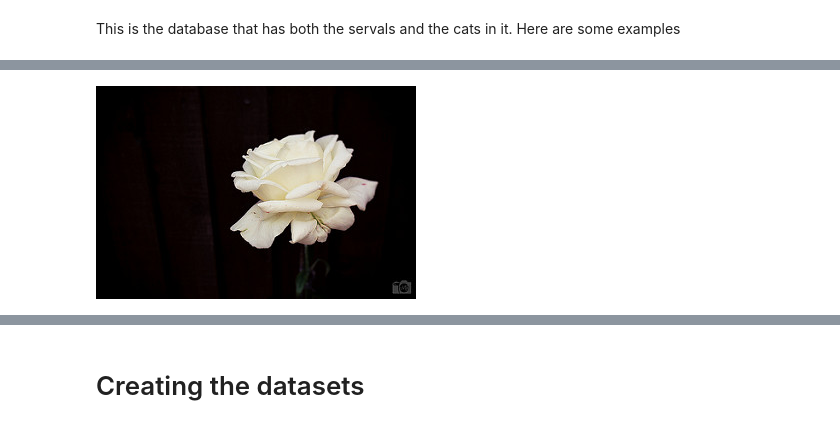
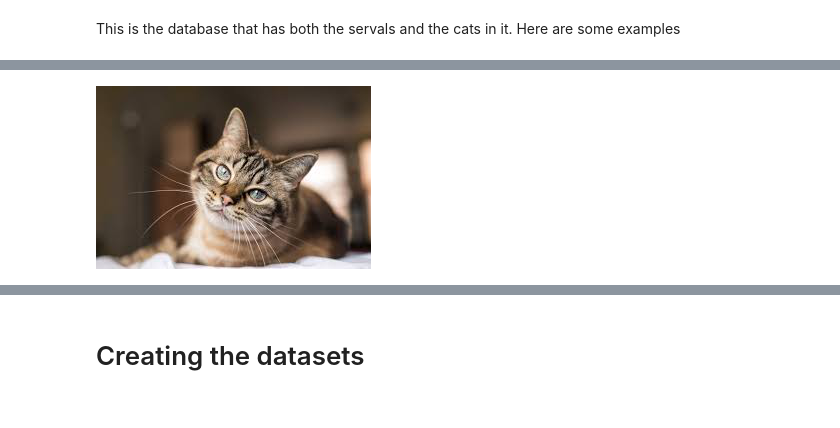
Before and after one commit to kevinles117/ad470-kt, a Jupyter notebook: serval/Serval_Notebook.ipynb, the cells around one changed output, grey strips where cells are left out. Saved outputs shown, nothing was run; the diff lists cells and outputs as text; code cells hidden in the pictures.

Commit message:
successfully loaded test database

```diff
--- a/serval/Serval_Notebook.ipynb
+++ b/serval/Serval_Notebook.ipynb
@@ -43,8 +43,10 @@ We will open the loaded database from the directory path to the zipfile in the d
 *above currently not true, please correct the database to display coyotes instead of roses
 # %%
 import pathlib
-dataset_url = "https://storage.googleapis.com/download.tensorflow.org/example_images/flower_photos.tgz"
-data_dir = tf.keras.utils.get_file(origin=dataset_url,
-                                   fname='flower_photos',
-                                   untar=True)
+# dataset_url = "https://storage.googleapis.com/download.tensorflow.org/example_images/flower_photos.tgz"
+# data_dir = tf.keras.utils.get_file(origin=dataset_url,
+#                                    fname='flower_photos',
+#                                    untar=True)
+data_dir = "/content/databases"
 data_dir = pathlib.Path(data_dir)
+print(data_dir)
@@ -61,5 +70,5 @@ This is the database that has both the servals and the cats in it.  Here are som
 # %%
-serval = list(data_dir.glob('roses/*')) #will eventually be a serval image instead of rose
-PIL.Image.open(str(serval[0]))
+cat = list(data_dir.glob('cat/*')) #will eventually be a cat image instead of daisy
+PIL.Image.open(str(cat[0]))
 # %% [output]
-[figure, old version]
+[figure, new version]
```
Also changed, not shown: parts of 11 cells of this notebook.
